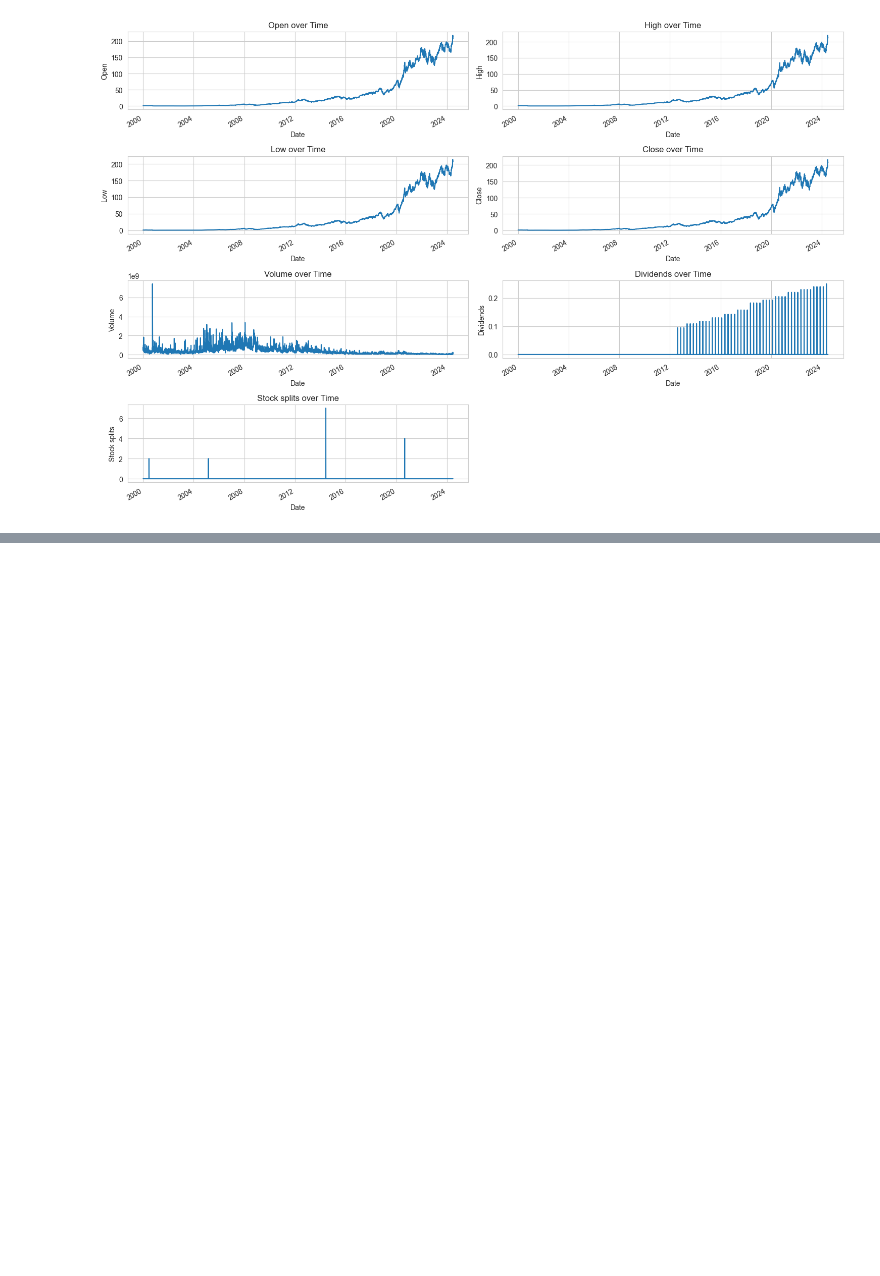
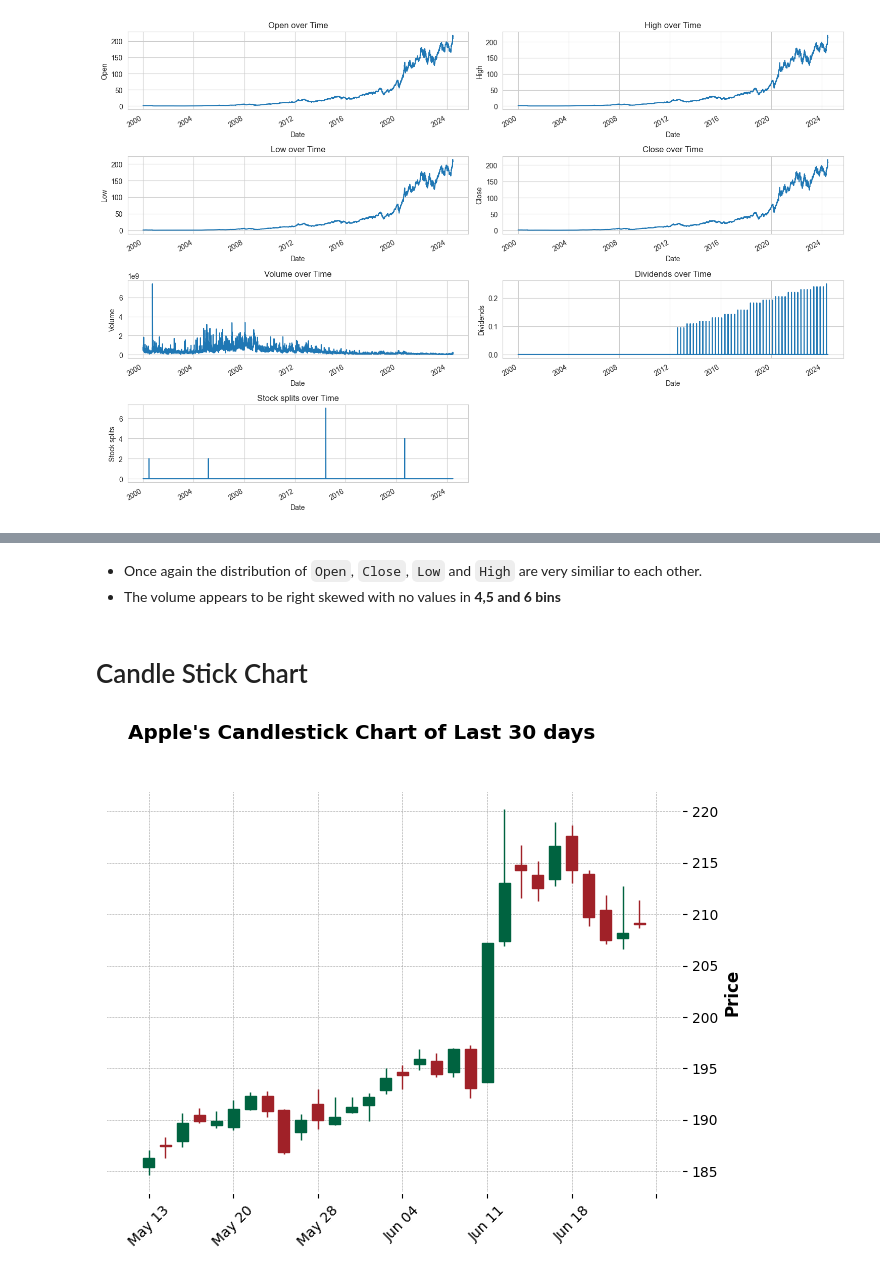
Before and after one commit to Asifdotexe/StoDir, a Jupyter notebook: code/stock-price-prediction.ipynb, the cells around one changed output, grey strips where cells are left out. Saved outputs shown, nothing was run; the diff lists cells and outputs as text; code cells hidden in the pictures; blank space fills up the shorter version.

```diff
--- a/code/stock-price-prediction.ipynb
+++ b/code/stock-price-prediction.ipynb
@@ -59,0 +99,9 @@ plt.show()
+# %% [markdown]
+- Once again the distribution of `Open`, `Close`, `Low` and `High` are very similiar to each other.
+- The volume appears to be right skewed with no values in __4,5 and 6 bins__
+# %% [markdown]
+# Candle Stick Chart
+# %%
+mpf.plot(df[-30:], type='candle', style='charles', title="Apple's Candlestick Chart of Last 30 days", ylabel='Price')
+# %% [output]
+[figure, added]
```
Also changed, not shown: parts of 7 cells of this notebook.
